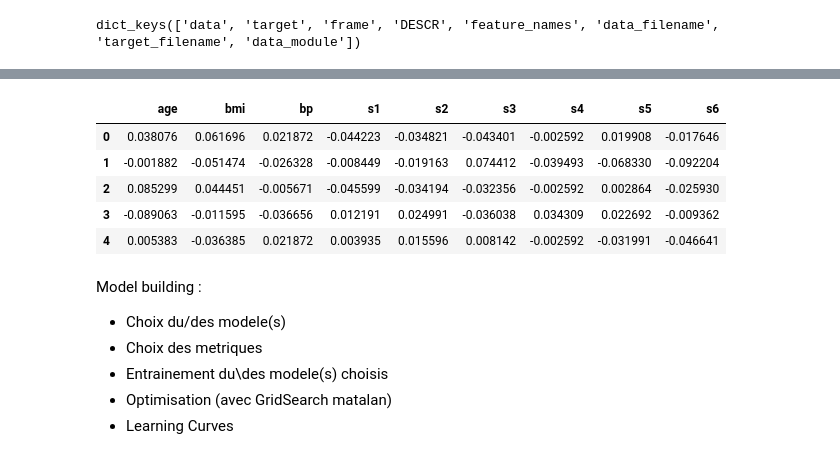
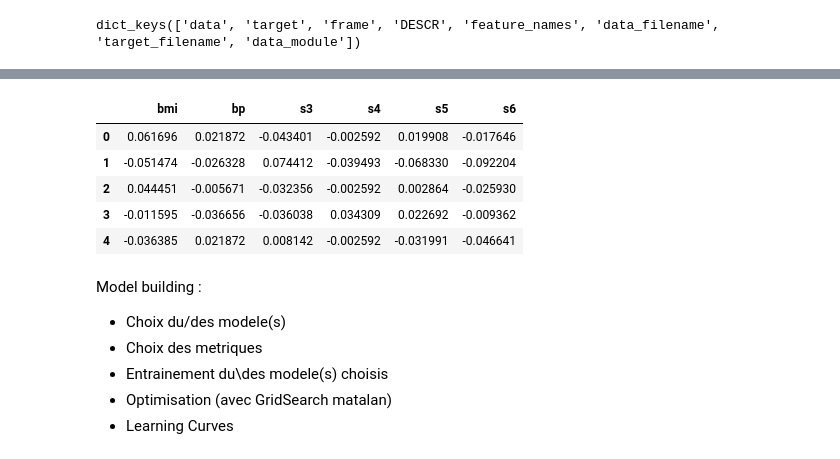
Before and after one commit to MohamedNennouche/Computer-Vision-with-Python, a Jupyter notebook: Seance 3/Prediction_du_taux_de_Diabete.ipynb, the cells around one changed output, grey strips where cells are left out. Cells and saved outputs as stored; diff of their text form; code cells hidden in the pictures.

```diff
--- a/Seance 3/Prediction_du_taux_de_Diabete.ipynb
+++ b/Seance 3/Prediction_du_taux_de_Diabete.ipynb
@@ -17,5 +33,6 @@ from sklearn.model_selection import train_test_split, learning_curve
 # %%
-diabetes = datasets.load_diabetes()
-diabetes.keys()
+# loading dataset
+diab = datasets.load_diabetes()
+diab.keys()
 # %% [output]
 dict_keys(['data', 'target', 'frame', 'DESCR', 'feature_names', 'data_filename', 'target_filename', 'data_module'])
@@ -58,0 +46,6 @@ dtype: int64
+# %%
+# creating the dataframe that will be used and exploring it
+data = diab['data']
+target = diab['target']
+df = pd.DataFrame(data, columns = diab['feature_names'])
+df.head()
@@ -83,10 +106,11 @@ Preprocessing :
 # %%
-df=df.drop(['sex'], axis=1)
+# feature selection based on the exploratory analysis
+df = df.drop(['age', 'sex','s1','s2'], axis=1)
 df.head()
 # %% [output]
-|  | age | bmi | bp | s1 | s2 | s3 | s4 | s5 | s6 |
-| 0 | 0.038076 | 0.061696 | 0.021872 | -0.044223 | -0.034821 | -0.043401 | -0.002592 | 0.019908 | -0.017646 |
-| 1 | -0.001882 | -0.051474 | -0.026328 | -0.008449 | -0.019163 | 0.074412 | -0.039493 | -0.068330 | -0.092204 |
-| 2 | 0.085299 | 0.044451 | -0.005671 | -0.045599 | -0.034194 | -0.032356 | -0.002592 | 0.002864 | -0.025930 |
-| 3 | -0.089063 | -0.011595 | -0.036656 | 0.012191 | 0.024991 | -0.036038 | 0.034309 | 0.022692 | -0.009362 |
-| 4 | 0.005383 | -0.036385 | 0.021872 | 0.003935 | 0.015596 | 0.008142 | -0.002592 | -0.031991 | -0.046641 |
+|  | bmi | bp | s3 | s4 | s5 | s6 |
+| 0 | 0.061696 | 0.021872 | -0.043401 | -0.002592 | 0.019908 | -0.017646 |
+| 1 | -0.051474 | -0.026328 | 0.074412 | -0.039493 | -0.068330 | -0.092204 |
+| 2 | 0.044451 | -0.005671 | -0.032356 | -0.002592 | 0.002864 | -0.025930 |
+| 3 | -0.011595 | -0.036656 | -0.036038 | 0.034309 | 0.022692 | -0.009362 |
+| 4 | -0.036385 | 0.021872 | 0.008142 | -0.002592 | -0.031991 | -0.046641 |
```
Also changed, not shown: parts of 26 cells of this notebook.
